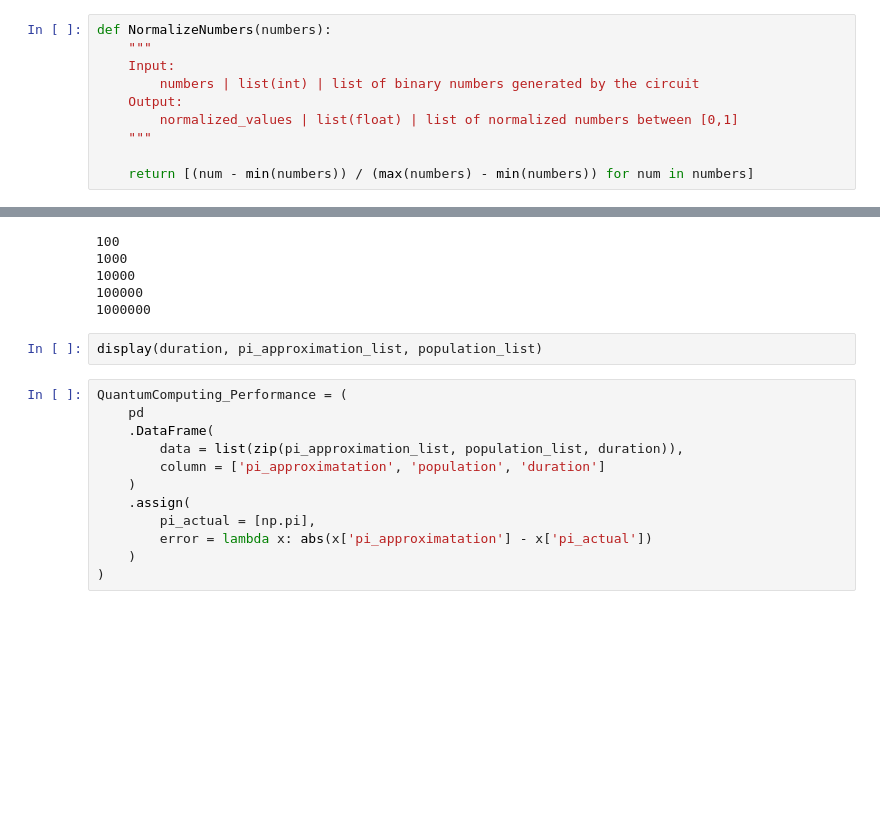
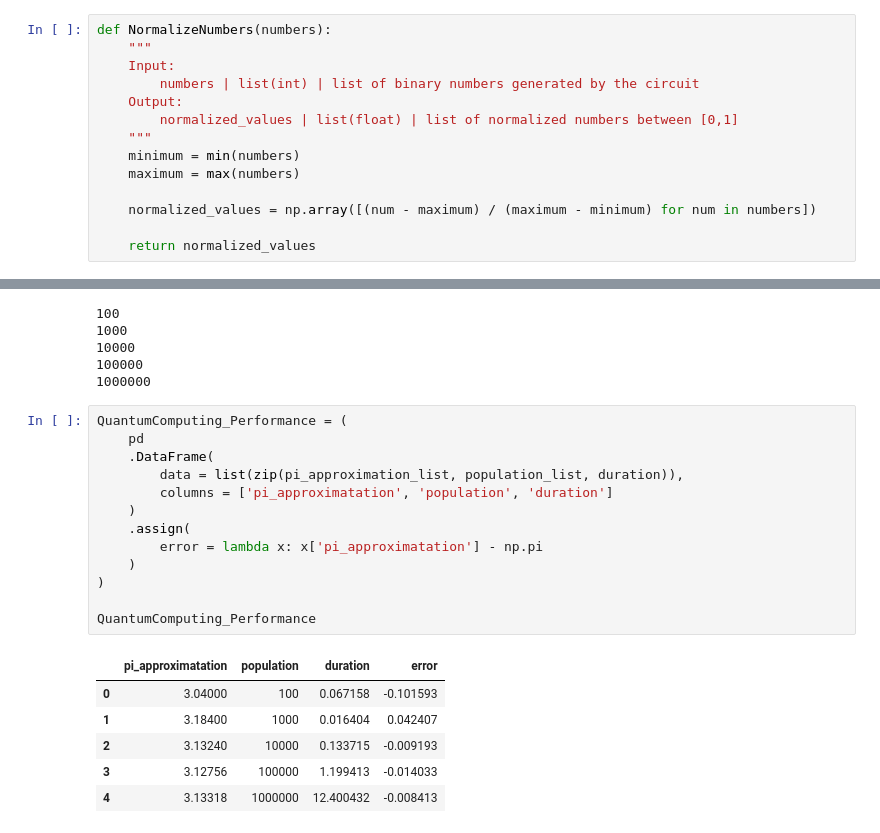
Before and after one commit to nipunjeetgujral/Approximate-Pi, a Jupyter notebook: Approximate Pi.ipynb, the cells around one changed output, grey strips where cells are left out. Drawn from its saved outputs; the diff is of its cells as text; blank space fills up the shorter version.

```diff
--- a/Approximate Pi.ipynb
+++ b/Approximate Pi.ipynb
@@ -103,5 +223,9 @@ def NormalizeNumbers(numbers):
     Output:
         normalized_values | list(float) | list of normalized numbers between [0,1]
     """
+    minimum = min(numbers)
+    maximum = max(numbers)
 
-    return [(num - min(numbers)) / (max(numbers) - min(numbers)) for num in numbers]
+    normalized_values = np.array([(num - maximum) / (maximum - minimum) for num in numbers])
+
+    return normalized_values
@@ -190,17 +269,23 @@ for sample_size in [int(1e2), int(1e3), int(1e4), int(1e5), int(1e6)]:
 10000
 100000
 1000000
-# %%
-display(duration, pi_approximation_list, population_list)
 # %%
 QuantumComputing_Performance = (
     pd
     .DataFrame(
         data = list(zip(pi_approximation_list, population_list, duration)),
-        column = ['pi_approximatation', 'population', 'duration']
+        columns = ['pi_approximatation', 'population', 'duration']
     )
     .assign(
-        pi_actual = [np.pi],
-        error = lambda x: abs(x['pi_approximatation'] - x['pi_actual'])
+        error = lambda x: x['pi_approximatation'] - np.pi
     )
 )
+
+QuantumComputing_Performance
+# %% [output]
+|  | pi_approximatation | population | duration | error |
+| 0 | 3.04000 | 100 | 0.067158 | -0.101593 |
+| 1 | 3.18400 | 1000 | 0.016404 | 0.042407 |
+| 2 | 3.13240 | 10000 | 0.133715 | -0.009193 |
+| 3 | 3.12756 | 100000 | 1.199413 | -0.014033 |
+| 4 | 3.13318 | 1000000 | 12.400432 | -0.008413 |
```
Also changed, not shown: parts of 16 cells of this notebook.
